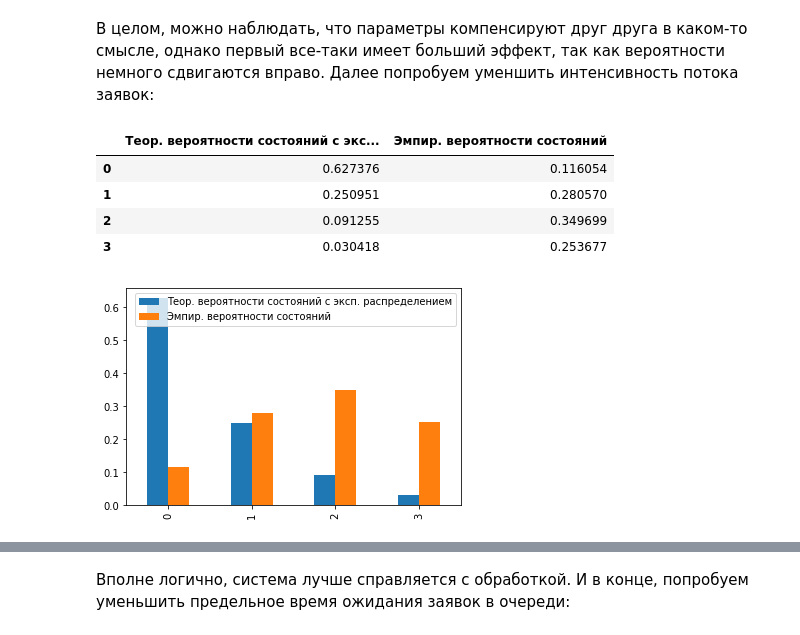
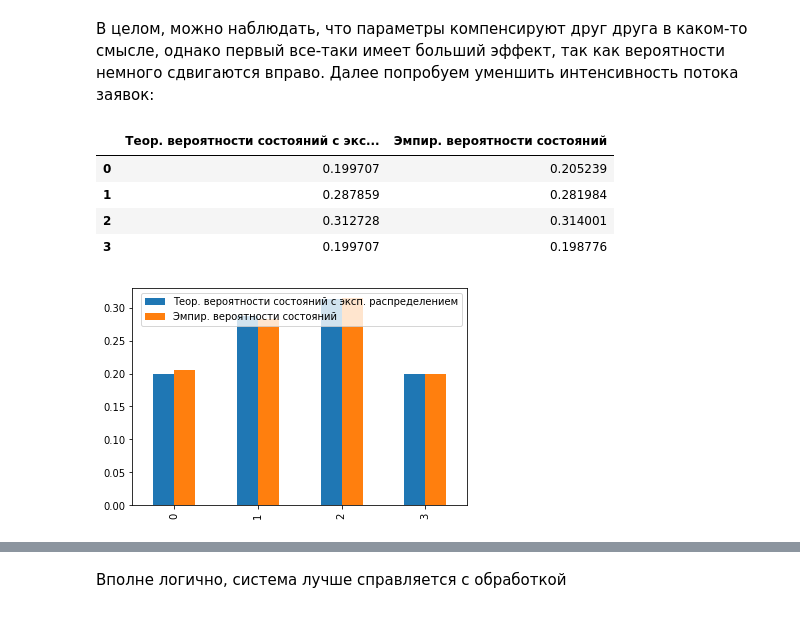
Before and after one commit to Qwertenx/mmod-labs, a Jupyter notebook: lab3_mmod.ipynb, the cells around one changed output, grey strips where cells are left out. Drawn from its saved outputs; the diff is of its cells as text; code cells hidden in the pictures.

```diff
--- a/lab3_mmod.ipynb
+++ b/lab3_mmod.ipynb
@@ -356,18 +317,15 @@ sim.full_compare()
 # %% [markdown]
 В целом, можно наблюдать, что параметры компенсируют друг друга в каком-то смысле, однако первый все-таки имеет больший эффект, так как вероятности немного сдвигаются вправо. Далее попробуем уменшить интенсивность потока заявок:
 # %%
-sim = Simulator(channels_cnt=1,
-              queue_size=2,
-              rq_intensity=1/5,
+sim = Simulator(rq_intensity=1/5,
               service_shape=4,
-              service_intensity=1/2,
-              leave_intensity=1/20)
+              service_intensity=1/1.25)
 sim.full_compare()
 # %% [output]
 |  | Теор. вероятности состояний с экс... | Эмпир. вероятности состояний |
-| 0 | 0.627376 | 0.116054 |
-| 1 | 0.250951 | 0.280570 |
-| 2 | 0.091255 | 0.349699 |
-| 3 | 0.030418 | 0.253677 |
+| 0 | 0.199707 | 0.205239 |
+| 1 | 0.287859 | 0.281984 |
+| 2 | 0.312728 | 0.314001 |
+| 3 | 0.199707 | 0.198776 |
-[figure, old version]
+[figure, new version]
 |  | Теор. показатели с эксп. распреде... | Эмп. показатели |
@@ -381,2 +338,2 @@ sim.full_compare()
 # %% [markdown]
-Вполне логично, система лучше справляется с обработкой. И в конце, попробуем уменьшить предельное время ожидания заявок в очереди:
+Вполне логично, система лучше справляется с обработкой
```
Also changed, not shown: parts of 12 cells of this notebook.
